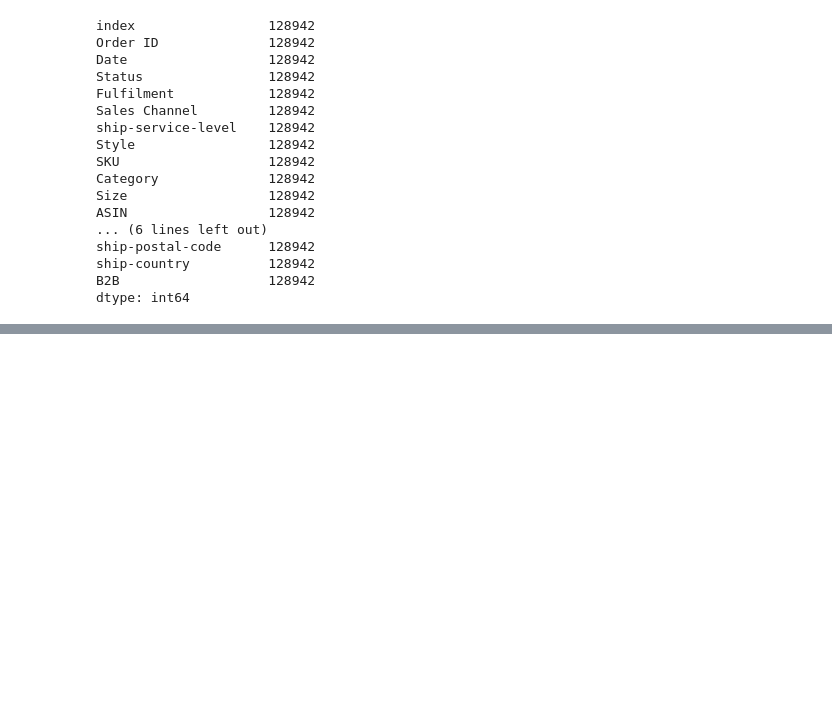
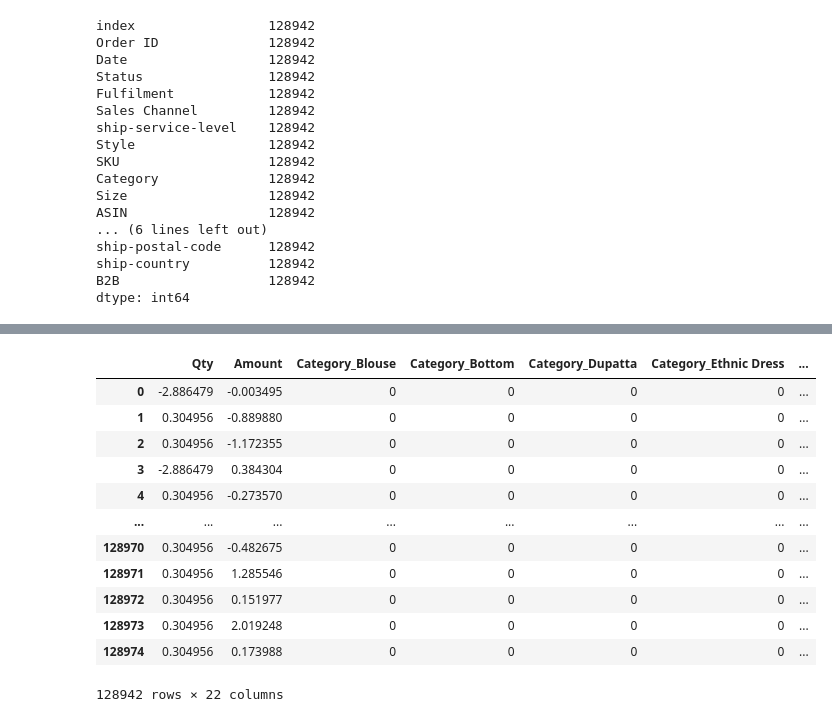
Before and after one commit to anvi2533/IndividualAssignment2, a Jupyter notebook: Inlämning 02 - Amazon Data Sales - Anders Viklund.ipynb, the cells around one changed output, grey strips where cells are left out. Saved outputs shown, nothing was run; the diff lists cells and outputs as text; code cells hidden in the pictures; blank space fills up the shorter version.

```diff
--- a/Inlämning 02 - Amazon Data Sales - Anders Viklund.ipynb
+++ b/Inlämning 02 - Amazon Data Sales - Anders Viklund.ipynb
@@ -137,0 +222,24 @@ len(df['ship-city'].unique())
+# %%
+# Scaling of numerical columns
+scaler = StandardScaler()
+
+# Fit and transform the column
+df['Qty'] = scaler.fit_transform(df[['Qty']])
+
+df['Amount'] = scaler.fit_transform(df[['Amount']])
+
+df
+# %% [output]
+|  | Qty | Amount | Category_Blouse | Category_Bottom | Category_Dupatta | Category_Ethnic Dress | ... |
+| 0 | -2.886479 | -0.003495 | 0 | 0 | 0 | 0 | ... |
+| 1 | 0.304956 | -0.889880 | 0 | 0 | 0 | 0 | ... |
+| 2 | 0.304956 | -1.172355 | 0 | 0 | 0 | 0 | ... |
+| 3 | -2.886479 | 0.384304 | 0 | 0 | 0 | 0 | ... |
+| 4 | 0.304956 | -0.273570 | 0 | 0 | 0 | 0 | ... |
+| ... | ... | ... | ... | ... | ... | ... | ... |
+| 128970 | 0.304956 | -0.482675 | 0 | 0 | 0 | 0 | ... |
+| 128971 | 0.304956 | 1.285546 | 0 | 0 | 0 | 0 | ... |
+| 128972 | 0.304956 | 0.151977 | 0 | 0 | 0 | 0 | ... |
+| 128973 | 0.304956 | 2.019248 | 0 | 0 | 0 | 0 | ... |
+| 128974 | 0.304956 | 0.173988 | 0 | 0 | 0 | 0 | ... |
+128942 rows × 22 columns
```
Also changed, not shown: parts of 12 cells of this notebook.
